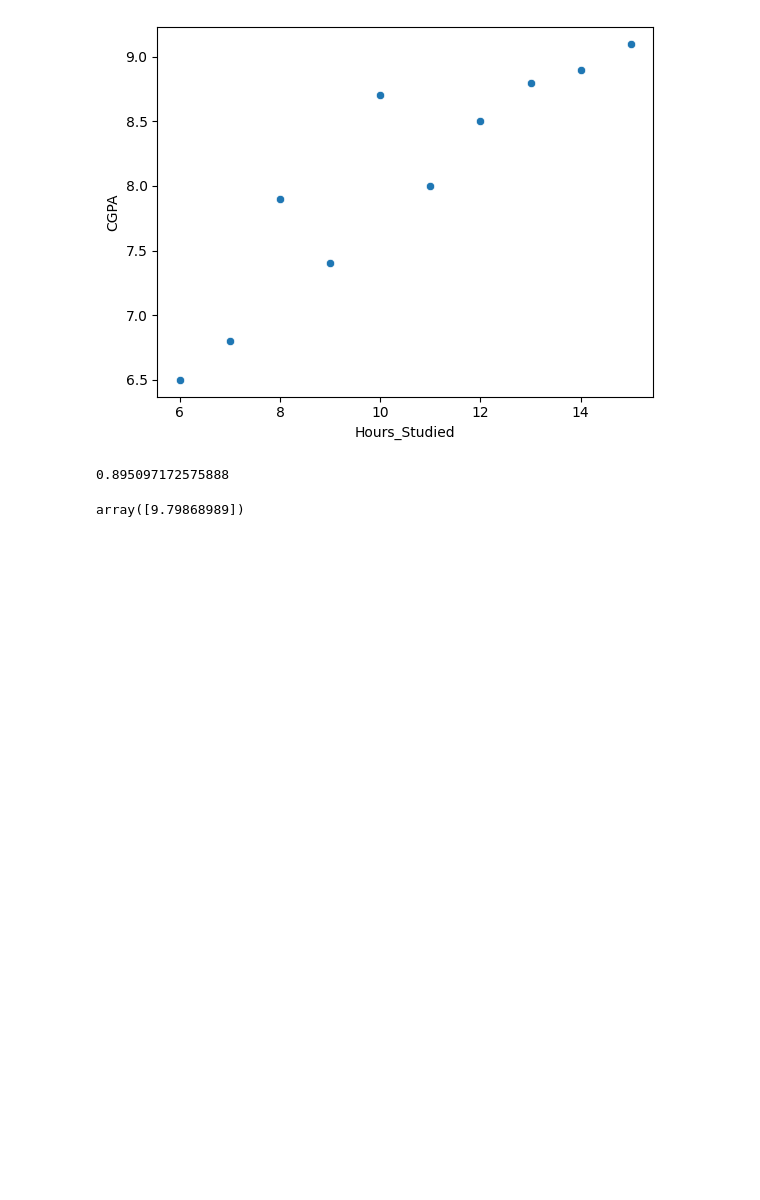
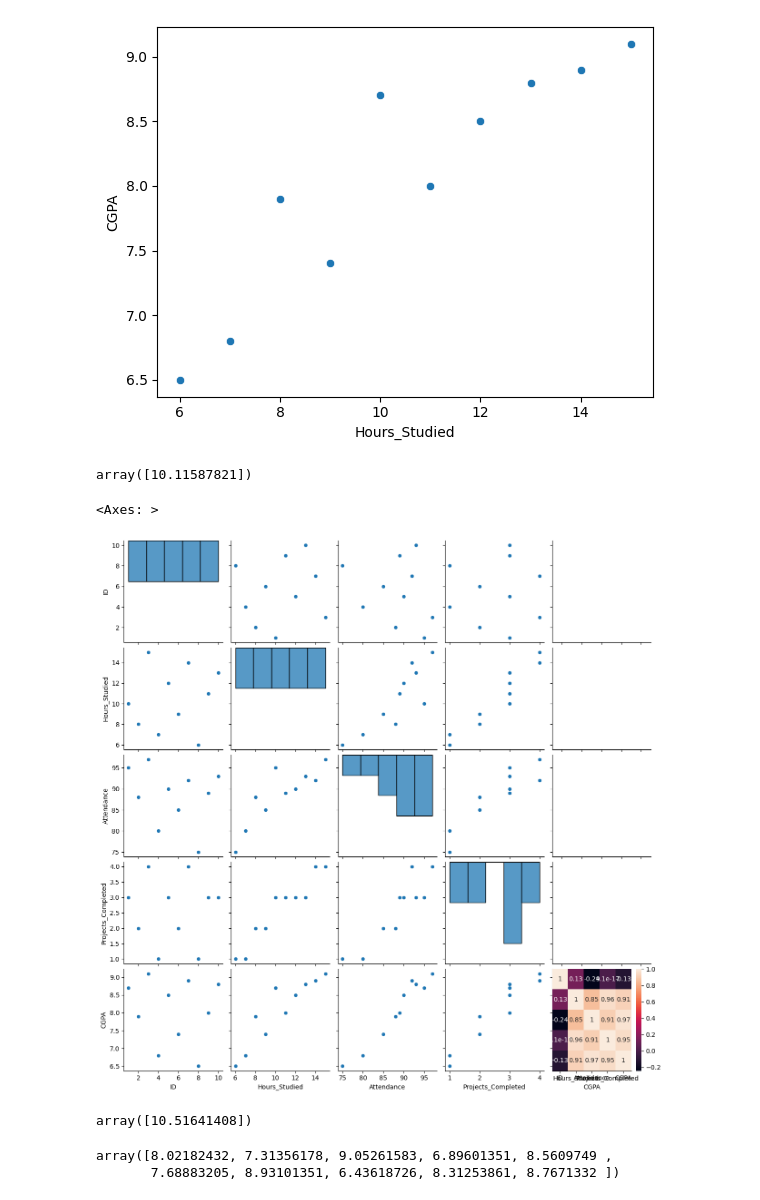
Before and after one commit to Jenil020/python, a Jupyter notebook: ML2.ipynb, the cells around one changed output. Saved outputs shown, nothing was run; the diff lists cells and outputs as text; code cells hidden in the pictures; blank space fills up the shorter version.

Commit message:
polinomial regression

```diff
--- a/ML2.ipynb
+++ b/ML2.ipynb
@@ -30,9 +30,41 @@ x_train , x_test , y_train , y_test = train_test_split(x,y,test_size=0.2)
 lr = LinearRegression()
 lr.fit(x_train,y_train)
 lr.score(x_test,y_test)*100 #accuracy of model
+lr.predict([[14,100,7]]) #predict the package
 # %% [output]
-0.895097172575888
+array([10.11587821])
-# %%
-lr.predict([[14,100,7]]) #predict the package
-# %% [output]
-array([9.79868989])
+# %%
+#Multi Lenear Regression
+# y = m1x1 + m2x2..+c
+sns.pairplot(data=df) #first check all x field is cor relate with y if not then remove it
+sns.heatmap(df.corr(),annot=True) #heat map to see cor relation between two field
+# %% [output]
+<Axes: >
+[figure, added]
+# %%
+x = df.iloc[:,:-1]
+y = df["CGPA"]
+x_train , x_test , y_train , y_test = train_test_split(x,y,test_size=0.2)
+lr = LinearRegression()
+lr.fit(x_train,y_train)
+lr.score(x_test,y_test)*100 #accuracy of model
+lr.predict([[2,14,100,7]]) #predict the package
+# %% [output]
+array([10.51641408])
+# %%
+#Polinomial Regression (if we use linear regression then model will be a underfitted)
+# y = b0 + b1x1 + b1x1*2 + ... + m
+from sklearn.preprocessing import PolynomialFeatures
+from sklearn.model_selection import train_test_split
+x = df[["Hours_Studied"]]
+y = df["CGPA"]
+poly = PolynomialFeatures(degree=2)
+x = poly.fit_transform(x)
+x_train , x_test , y_train , y_test = train_test_split(x,y,test_size=0.2)
+lr = LinearRegression()
+lr.fit(x_train,y_train)
+lr.score(x_test,y_test)*100 #accuracy of model
+lr.predict(x) #predict the package
+# %% [output]
+array([8.02182432, 7.31356178, 9.05261583, 6.89601351, 8.5609749 ,
+       7.68883205, 8.93101351, 6.43618726, 8.31253861, 8.7671332 ])
```
Also changed, not shown: parts of 1 cell of this notebook.
